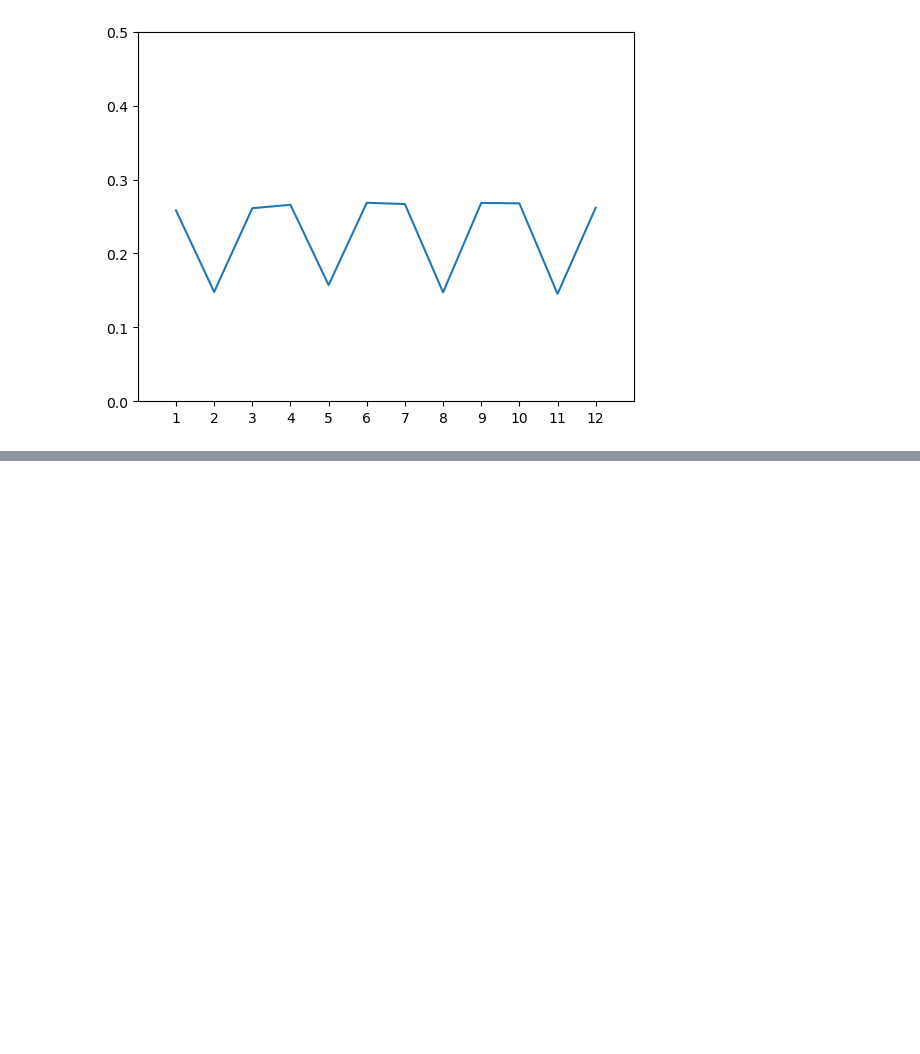
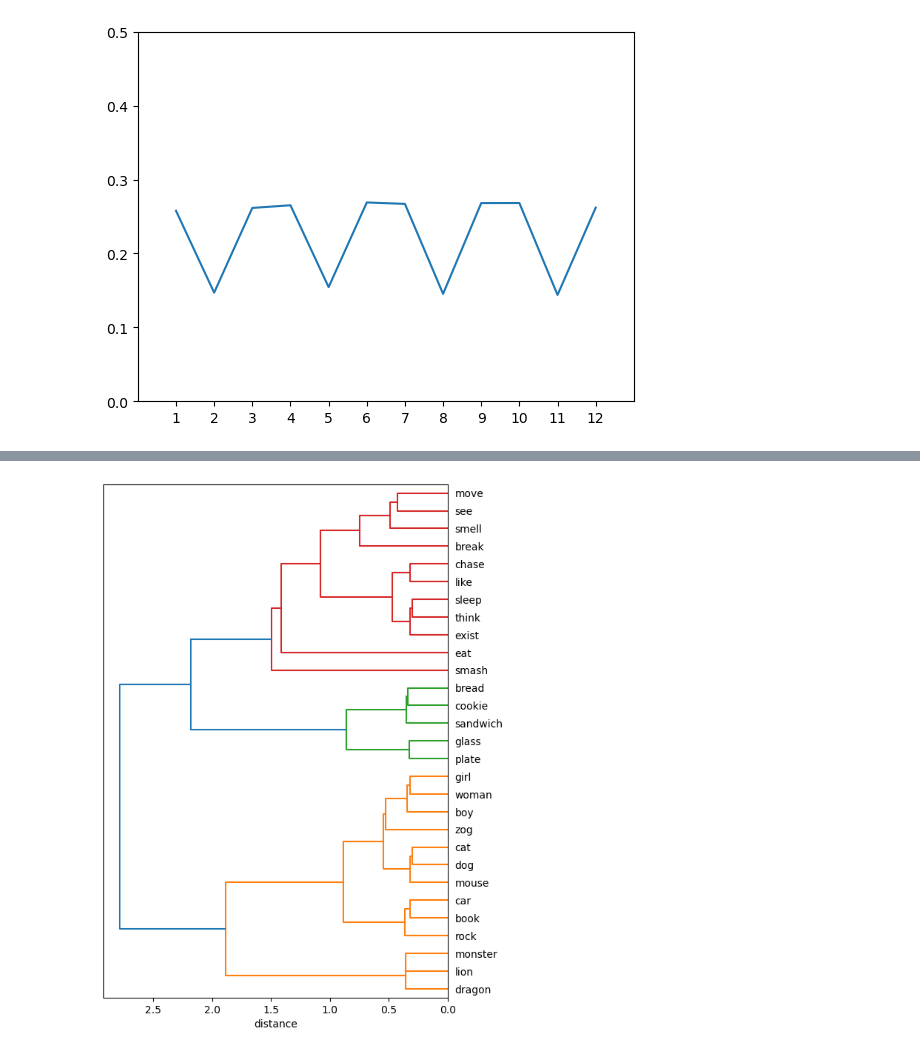
Before and after one commit to r-lta/replications, a Jupyter notebook: elman_1990/train.ipynb, the cells around one changed output, grey strips where cells are left out. Saved outputs shown, nothing was run; the diff lists cells and outputs as text; code cells hidden in the pictures; blank space fills up the shorter version.

```diff
--- a/elman_1990/train.ipynb
+++ b/elman_1990/train.ipynb
@@ -116,0 +475,43 @@ plt.show()
+# %%
+word_to_bits_zog = word_to_bits.copy()
+bit = list(format(count, "031b"))
+word_to_bits_zog["zog"] = np.array([int(b) for b in bit])
+
+sentences_flat_zog = ["zog" if x == "man" else x for x in sentences_flat]
+X_zog = [list(word_to_bits_zog[s]) for s in sentences_flat_zog]
+X_zog = torch.tensor(X_zog[:-1]).float()
+# %%
+# This effect is very fragile
+
+hiddens_zog = []
+with torch.no_grad():
+    probs_zog = []
+    for x_item in X_zog:
+        logits, hidden = model(x_item, ctx)
+        hiddens_zog.append(hidden)
+        probs_zog.append(torch.sigmoid(logits))
+        ctx = hidden
+probs_zog = torch.stack(probs_zog)
+
+hidden_dict_zog = {}
+for idx, hidden in enumerate(hiddens_zog):
+    word = sentences_flat_zog[idx]
+    if word not in hidden_dict_zog.keys():
+        hidden_dict_zog[word] = [hidden]
+    else:
+        hidden_dict_zog[word].append(hidden)
+
+for k in hidden_dict_zog.keys():
+    hidden_dict_zog[k] = torch.mean(torch.stack(hidden_dict_zog[k]), dim=0)
+
+words = list(hidden_dict_zog.keys())
+protos = torch.stack([hidden_dict_zog[w] for w in words]).cpu().numpy()   # (29, 150)
+
+Z = linkage(protos, method="ward", metric="euclidean")
+
+fig, ax = plt.subplots(figsize=(6, 9))
+dendrogram(Z, labels=words, orientation="left", ax=ax)
+ax.set_xlabel("distance")
+plt.show()
+# %% [output]
+[figure, added]
```
Also changed, not shown: parts of 20 cells of this notebook, 6 other files.
